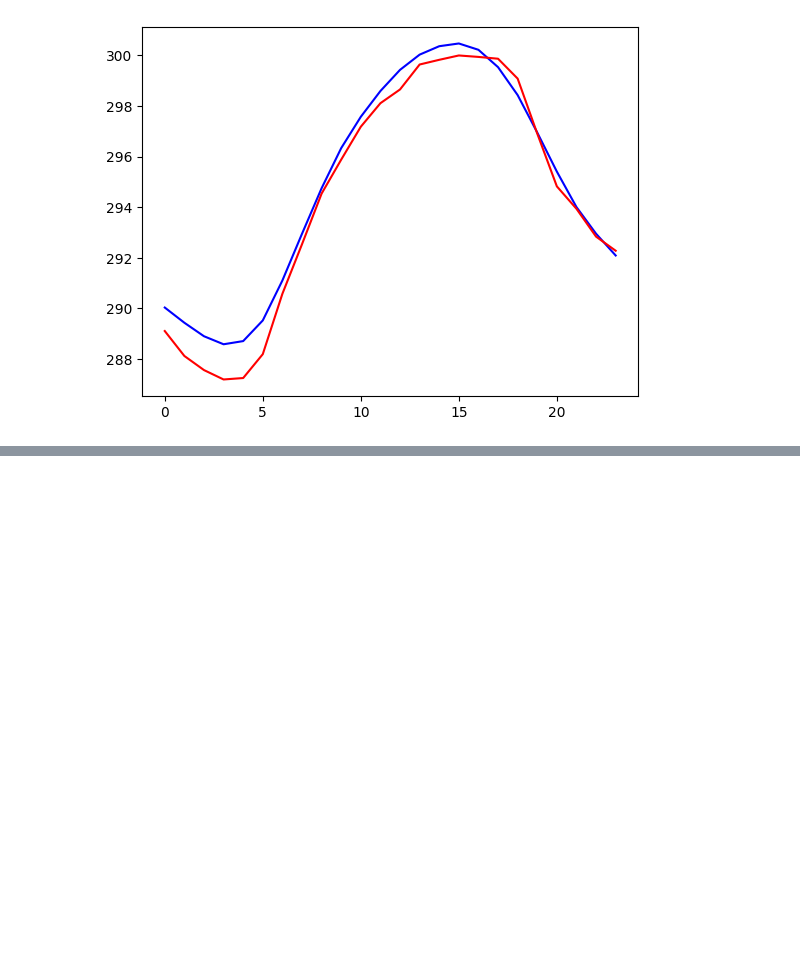
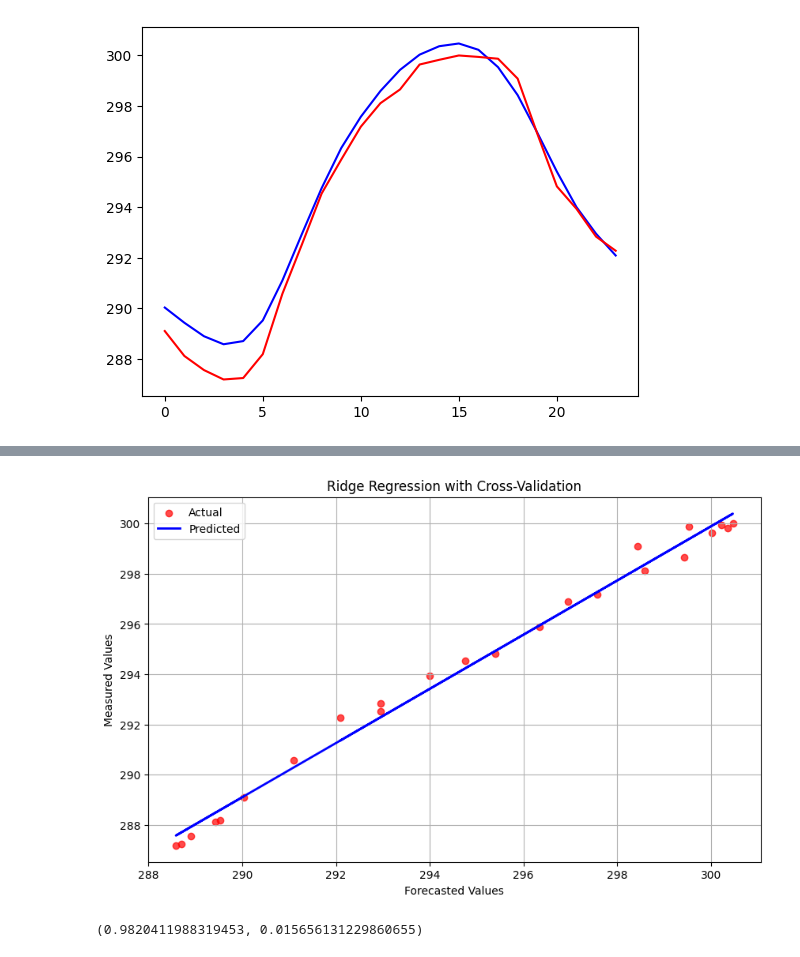
Before and after one commit to Fohlen/weather_experiment, a Jupyter notebook: analysis/Regression.ipynb, the cells around one changed output, grey strips where cells are left out. Cells and saved outputs as stored; diff of their text form; code cells hidden in the pictures; blank space fills up the shorter version.

```diff
--- a/analysis/Regression.ipynb
+++ b/analysis/Regression.ipynb
@@ -101,0 +143,40 @@ LinregressResult(slope=1.08026273040254, intercept=-24.179048940134635, rvalue=0
+# %%
+from sklearn.model_selection import cross_val_score, KFold
+from sklearn.linear_model import Ridge
+import numpy as np
+import matplotlib.pyplot as plt
+
+# Prepare the data for cross-validation
+X = np.array(rows_measure_time).reshape(-1, 1)  # Reshape for sklearn compatibility
+y = rows.groupby(rows.recorded_at.dt.hour).value.mean().to_numpy()
+
+# Define the Ridge regression model with L2 regularization
+ridge = Ridge(alpha=1.0)  # Regularization strength
+
+# Set up cross-validation
+kf = KFold(n_splits=5, shuffle=True, random_state=42)
+cv_scores = cross_val_score(ridge, X, y, cv=kf, scoring='r2')
+
+# Train the model on the entire dataset for visualization
+ridge.fit(X, y)
+y_pred = ridge.predict(X)
+
+# Plot the data and predictions
+plt.figure(figsize=(10, 6))
+plt.scatter(X, y, color='red', label='Actual', alpha=0.7)
+plt.plot(X, y_pred, color='blue', label='Predicted', linewidth=2)
+plt.title("Ridge Regression with Cross-Validation")
+plt.xlabel("Forecasted Values")
+plt.ylabel("Measured Values")
+plt.legend()
+plt.grid(True)
+plt.show()
+
+# Display cross-validation results
+cv_mean_score = np.mean(cv_scores)
+cv_std_score = np.std(cv_scores)
+
+cv_mean_score, cv_std_score
+# %% [output]
+[figure, added]
+(0.9820411988319453, 0.015656131229860655)
```
Also changed, not shown: parts of 5 cells of this notebook.
